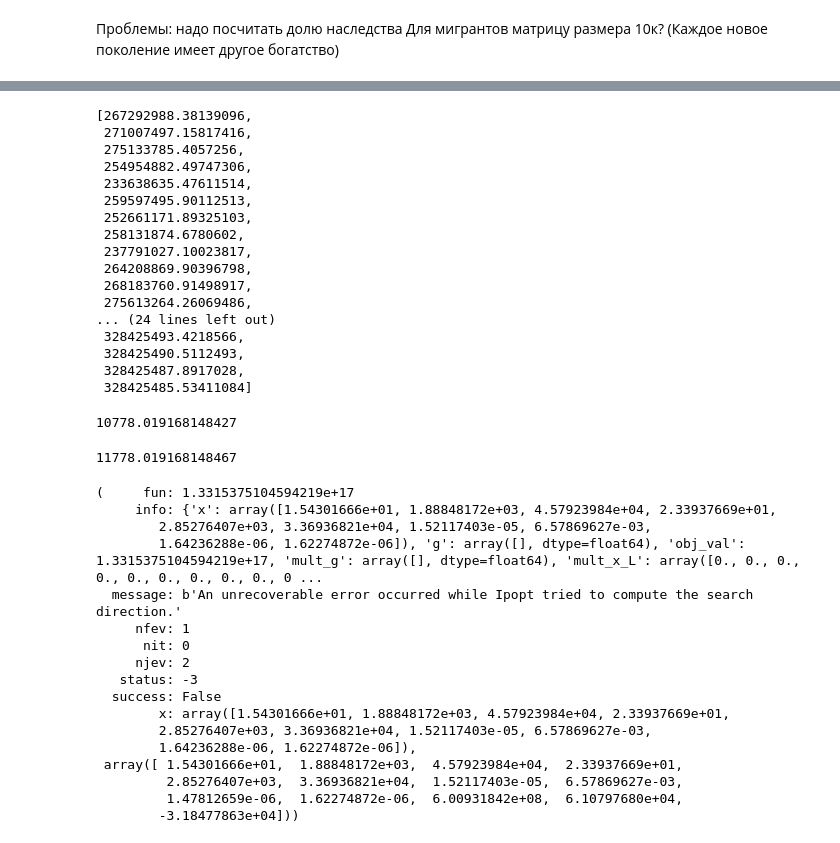
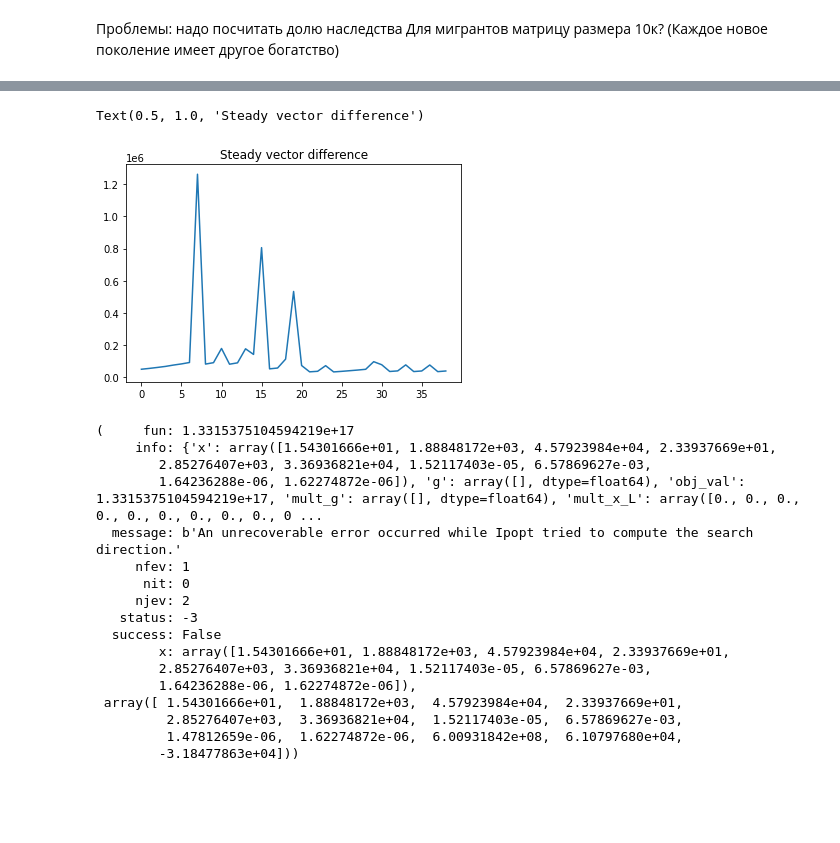
Before and after one commit to mkhlgrv/olg, a Jupyter notebook: steady_state.ipynb, the cells around one changed output, grey strips where cells are left out. Drawn from its saved outputs; the diff is of its cells as text; code cells hidden in the pictures; blank space fills up the shorter version.

Commit message:
update steady state

```diff
--- a/steady_state.ipynb
+++ b/steady_state.ipynb
@@ -828,31 +773,9 @@ olg.steady_path
-# %%
-[(1-olg.omega)*(item[1][0]+item[1][3]+item[1][10])*item[1][8]/item[1][9] for i, item in enumerate(olg.steady_path)]
-# %% [output]
-[267292988.38139096,
- 271007497.15817416,
- 275133785.4057256,
- 254954882.49747306,
- 233638635.47611514,
- 259597495.90112513,
- 252661171.89325103,
- 258131874.6780602,
- 237791027.10023817,
- 264208869.90396798,
- 268183760.91498917,
- 275613264.26069486,
-... (24 lines left out)
- 328425493.4218566,
- 328425490.5112493,
- 328425487.8917028,
- 328425485.53411084]
-# %%
-(olg.steady_path[-1][0]['x'][1]**olg.alpha*olg.steady_path[-1][0]['x'][2]**(1-olg.alpha))
-# %% [output]
-10778.019168148427
-# %%
-(1-olg.omega)*(olg.steady_path[-1][0]['x'][0]+olg.steady_path[-1][0]['x'][4]+olg.steady_path[-1][1][11])*olg.steady_path[-1][0]['x'][9]/olg.steady_path[-1][0]['x'][10]
-# %% [output]
-11778.019168148467
+# %%
+plt.plot([np.mean(abs(olg.steady_path[i][1]-olg.steady_path[i-1][1])) for i in range(1, len(olg.steady_path))])
+plt.title("Steady vector difference")
+# %% [output]
+Text(0.5, 1.0, 'Steady vector difference')
+[figure, added]
 # %%
 olg.steady_path[-1]
 # %% [output]
```
Also changed, not shown: parts of 10 cells of this notebook.
